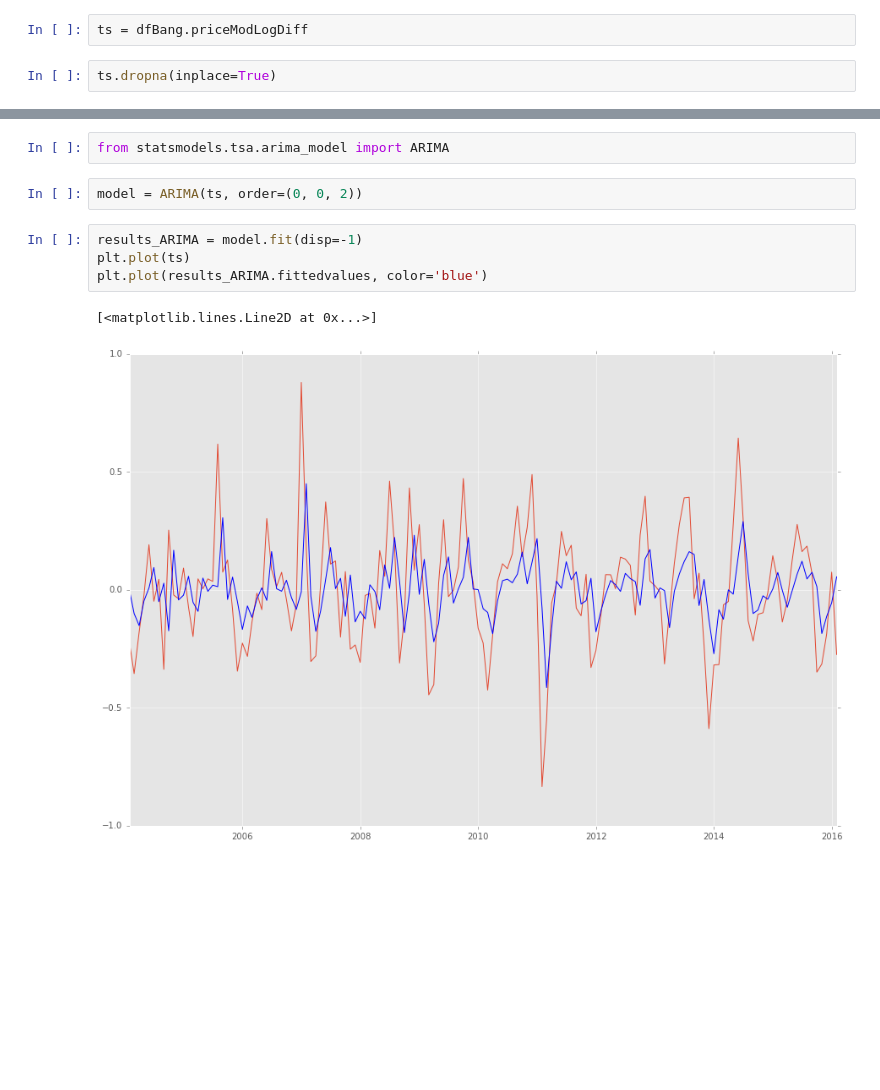
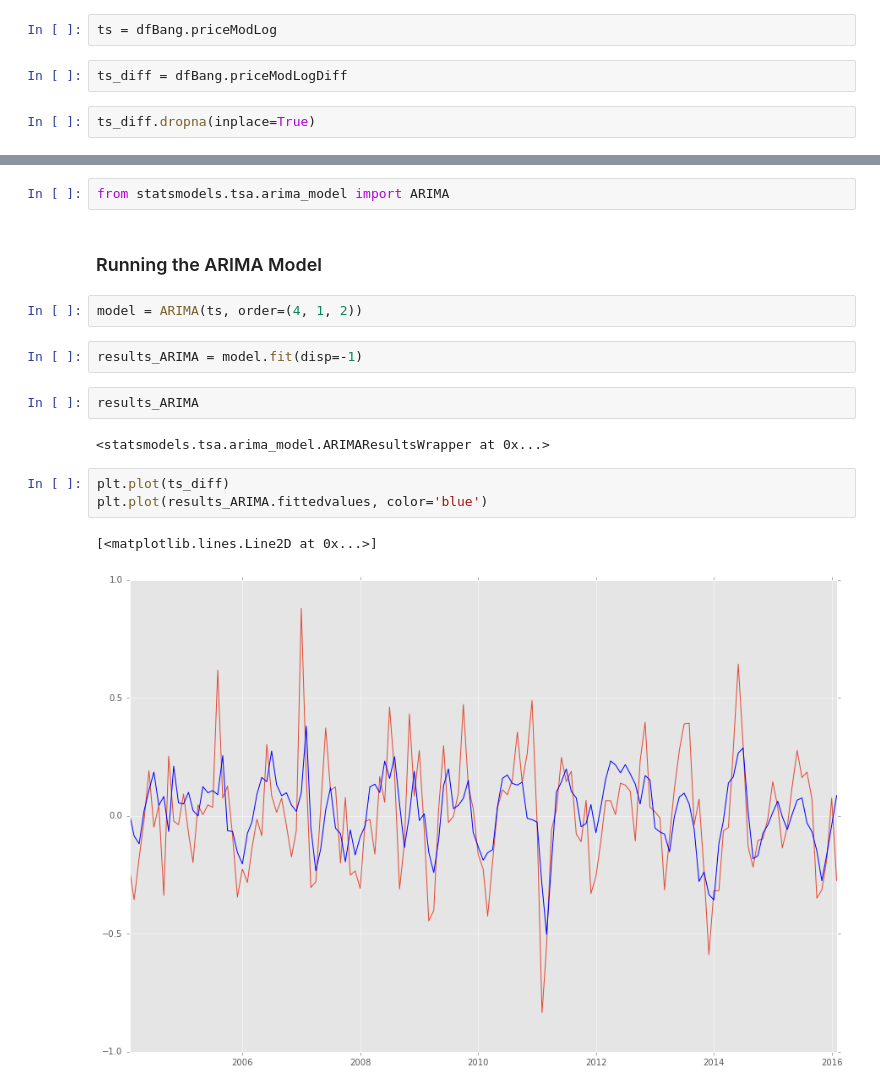
Before and after one commit to jithurjacob/machine-learning, a Jupyter notebook: time_series/5-Model.ipynb, the cells around one changed output, grey strips where cells are left out. Drawn from its saved outputs; the diff is of its cells as text; blank space fills up the shorter version.

```diff
--- a/time_series/5-Model.ipynb
+++ b/time_series/5-Model.ipynb
@@ -613,6 +620,8 @@ We have to test if Rho – 1 is significantly different than zero or not. If the
 #ACF and PACF plots:
 from statsmodels.tsa.stattools import acf, pacf
 # %%
-ts = dfBang.priceModLogDiff
+ts = dfBang.priceModLog
+# %%
+ts_diff = dfBang.priceModLogDiff
 # %%
-ts.dropna(inplace=True)
+ts_diff.dropna(inplace=True)
@@ -661,12 +688,19 @@ PACF.plot(kind = "bar")
 [figure]
 # %%
 from statsmodels.tsa.arima_model import ARIMA
+# %% [markdown]
+### Running the ARIMA Model
 # %%
-model = ARIMA(ts, order=(0, 0, 2))
+model = ARIMA(ts, order=(4, 1, 2))
+# %%
+results_ARIMA = model.fit(disp=-1)
+# %%
+results_ARIMA
+# %% [output]
+<statsmodels.tsa.arima_model.ARIMAResultsWrapper at 0x...>
 # %%
-results_ARIMA = model.fit(disp=-1)
-plt.plot(ts)
+plt.plot(ts_diff)
 plt.plot(results_ARIMA.fittedvalues, color='blue')
 # %% [output]
 [<matplotlib.lines.Line2D at 0x...>]
-[figure, old version]
+[figure, new version]
```
Also changed, not shown: parts of 22 cells of this notebook, 2 other files.
